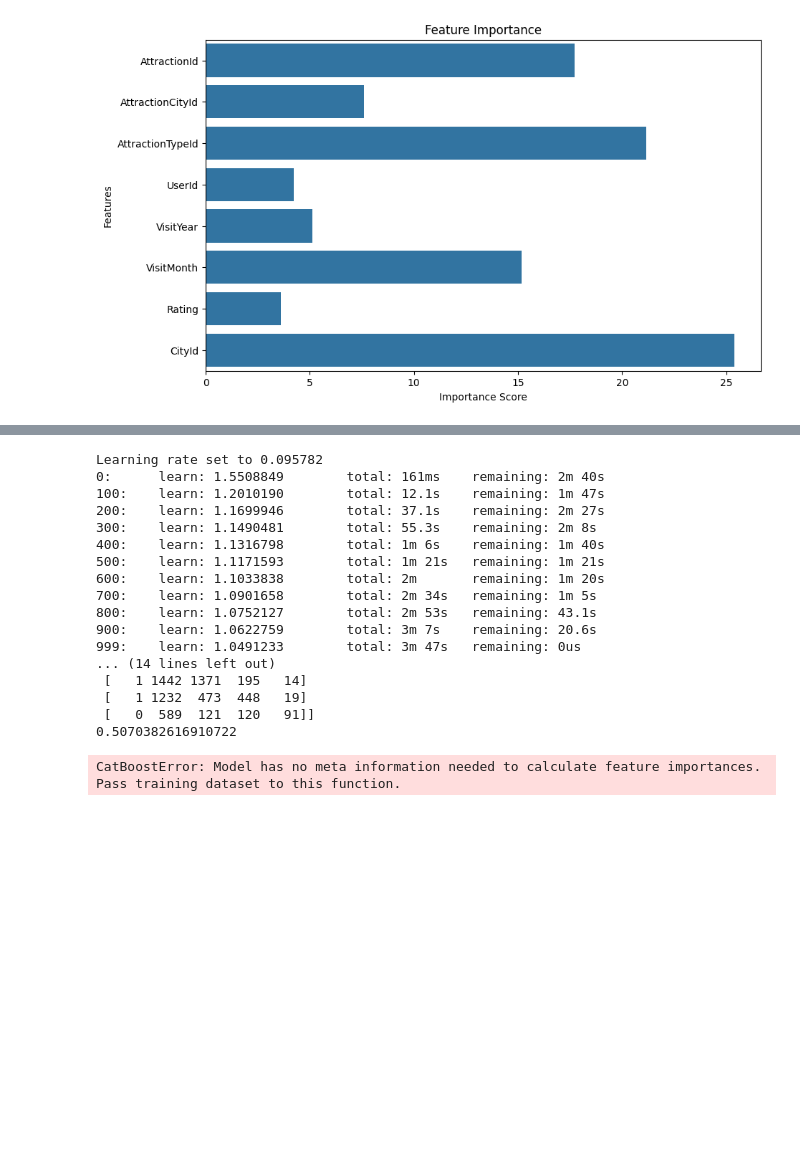
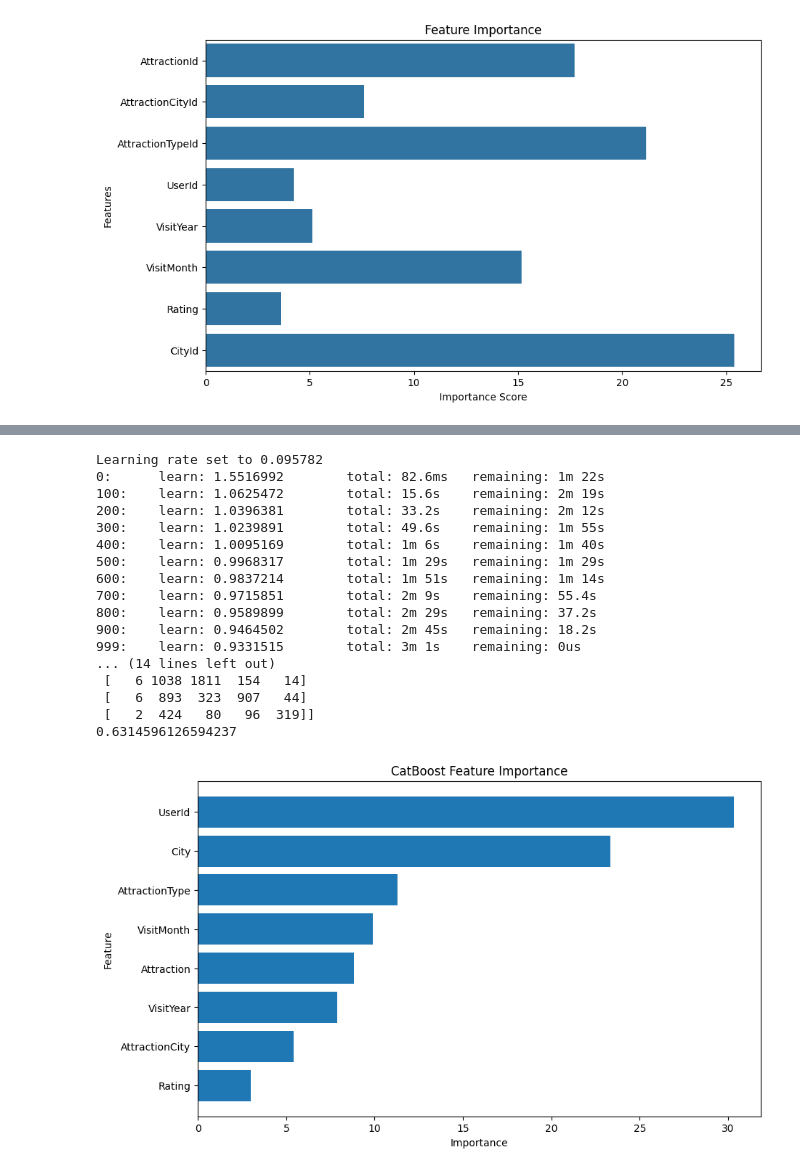
Before and after one commit to nitya-tech-new/tourisms, a Jupyter notebook: VisitMode_prediction.ipynb, the cells around one changed output, grey strips where cells are left out. Drawn from its saved outputs; the diff is of its cells as text; code cells hidden in the pictures; blank space fills up the shorter version.

```diff
--- a/VisitMode_prediction.ipynb
+++ b/VisitMode_prediction.ipynb
@@ -106,7 +106,7 @@ plt.show()
 [figure]
 # %%
 # drop all int64 and float64 columns from df except vsitMonth, VisitYear and Rating
-cols_to_keep = ['VisitMonth', 'VisitYear', 'Rating']
+cols_to_keep = ['VisitMonth', 'VisitYear', 'Rating', "UserId"]
 
 numeric_cols = df.select_dtypes(include=['int64', 'float64']).columns
 
@@ -141,6 +141,7 @@ df_sel =df.drop(['AttractionAddress','AttractionCountry','AttractionRegion', 'At
 df_sel[df_sel.select_dtypes(include='object').columns] = (
     df_sel.select_dtypes(include='object').astype('category')
 )
+df_sel['UserId'] = df_sel['UserId'].astype(int).astype('category')
 # %%
 df_sel.info()
 # %% [output]
@@ -178,33 +180,57 @@ print(confusion_matrix(y_test, y_pred))
 print(accuracy_score(y_test, y_pred))
 # %% [output]
 Learning rate set to 0.095782
-0:      learn: 1.5508849        total: 161ms    remaining: 2m 40s
-100:    learn: 1.2010190        total: 12.1s    remaining: 1m 47s
-200:    learn: 1.1699946        total: 37.1s    remaining: 2m 27s
-300:    learn: 1.1490481        total: 55.3s    remaining: 2m 8s
-400:    learn: 1.1316798        total: 1m 6s    remaining: 1m 40s
-500:    learn: 1.1171593        total: 1m 21s   remaining: 1m 21s
-600:    learn: 1.1033838        total: 2m       remaining: 1m 20s
-700:    learn: 1.0901658        total: 2m 34s   remaining: 1m 5s
-800:    learn: 1.0752127        total: 2m 53s   remaining: 43.1s
-900:    learn: 1.0622759        total: 3m 7s    remaining: 20.6s
-999:    learn: 1.0491233        total: 3m 47s   remaining: 0us
+0:      learn: 1.5516992        total: 82.6ms   remaining: 1m 22s
+100:    learn: 1.0625472        total: 15.6s    remaining: 2m 19s
+200:    learn: 1.0396381        total: 33.2s    remaining: 2m 12s
+300:    learn: 1.0239891        total: 49.6s    remaining: 1m 55s
+400:    learn: 1.0095169        total: 1m 6s    remaining: 1m 40s
+500:    learn: 0.9968317        total: 1m 29s   remaining: 1m 29s
+600:    learn: 0.9837214        total: 1m 51s   remaining: 1m 14s
+700:    learn: 0.9715851        total: 2m 9s    remaining: 55.4s
+800:    learn: 0.9589899        total: 2m 29s   remaining: 37.2s
+900:    learn: 0.9464502        total: 2m 45s   remaining: 18.2s
+999:    learn: 0.9331515        total: 3m 1s    remaining: 0us
 ... (14 lines left out)
- [   1 1442 1371  195   14]
- [   1 1232  473  448   19]
- [   0  589  121  120   91]]
-0.5070382616910722
+ [   6 1038 1811  154   14]
+ [   6  893  323  907   44]
+ [   2  424   80   96  319]]
+0.6314596126594237
 # %%
-feature_importances1 = model1.get_feature_importance()
-feature_names1= X.columns
-plt.figure(figsize=(10, 6))
-sns.barplot(x=feature_importances1, y=feature_names1)
-plt.title('Feature Importance')
-plt.xlabel('Importance Score')
-plt.ylabel('Features')
+from catboost import Pool
+
+train_pool = Pool(
+    data=X_train,
+    label=y_train,
+    cat_features=cat_features
+)
+
+feature_importances1 = model1.get_feature_importance(train_pool)
+importance_df = pd.DataFrame({
+    'Feature': X_train.columns,
+    'Importance': feature_importances1
+})
+
+importance_df = importance_df.sort_values(
+    by='Importance',
+    ascending=False
+)
+
+plt.figure(figsize=(10,6))
+
+plt.barh(
+    importance_df['Feature'],
+    importance_df['Importance']
+)
+
+plt.gca().invert_yaxis()
+plt.xlabel('Importance')
+plt.ylabel('Feature')
+plt.title('CatBoost Feature Importance')
+
 plt.show()
 # %% [output]
-CatBoostError: Model has no meta information needed to calculate feature importances.                             Pass training dataset to this function.
+[figure, added]
 # %%
 # now move towars feature engineering
 def get_season(month):
```
Also changed, not shown: parts of 7 cells of this notebook, 10 other files.
